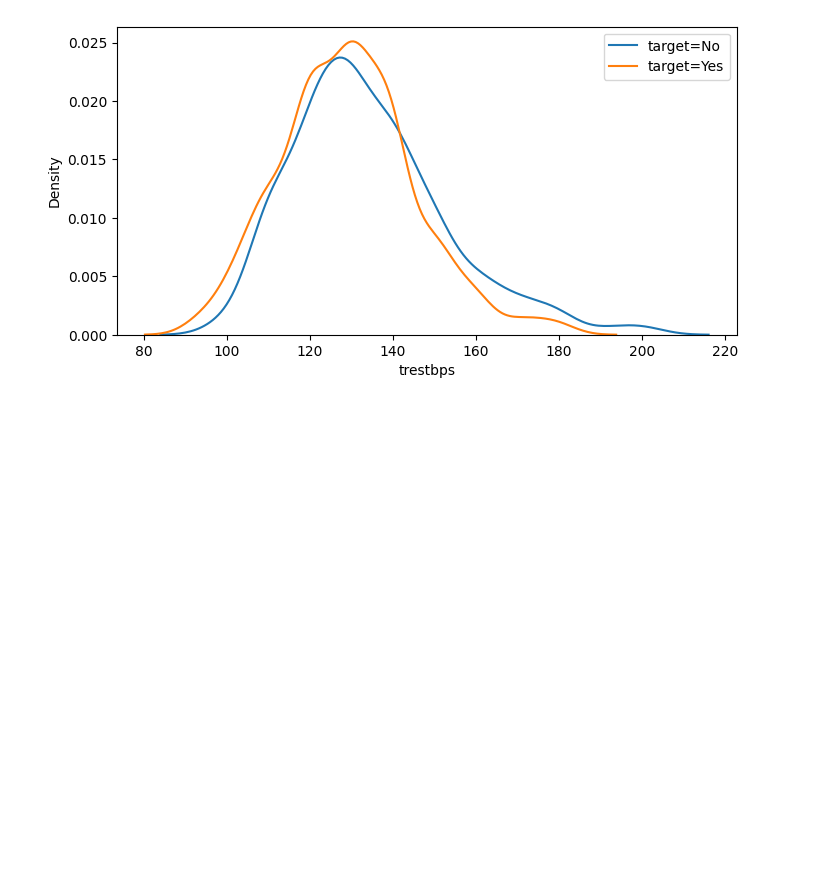
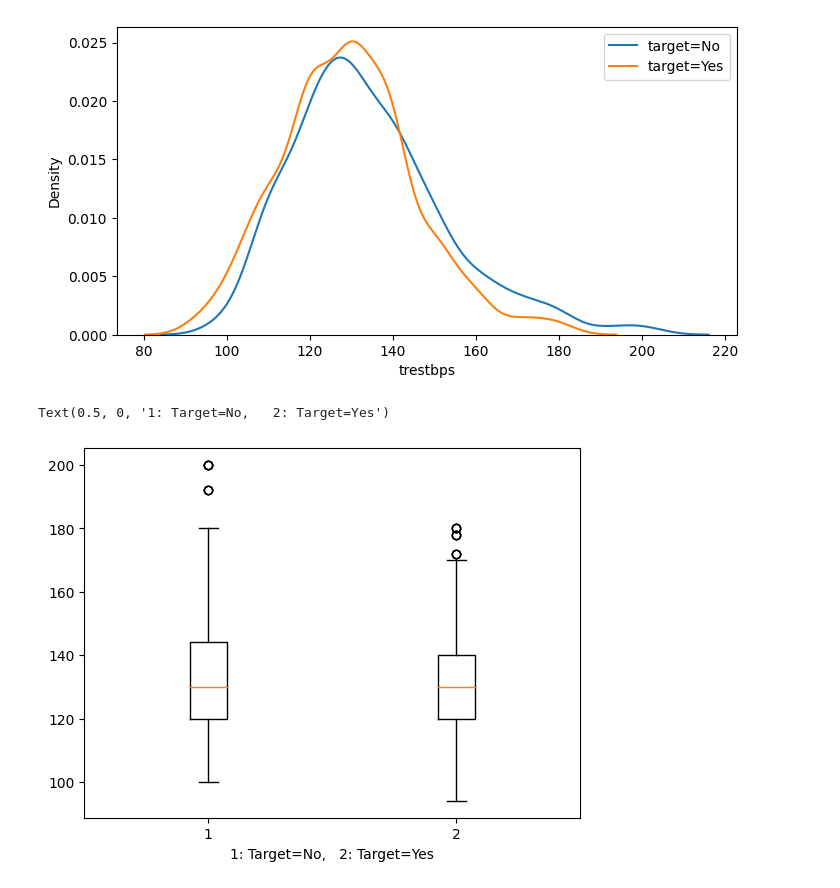
Before and after one commit to drawcodeboy/bigdata_class, a Jupyter notebook: bigdata_class.ipynb, the cells around one changed output. Cells and saved outputs as stored; diff of their text form; code cells hidden in the pictures; blank space fills up the shorter version.

```diff
--- a/bigdata_class.ipynb
+++ b/bigdata_class.ipynb
@@ -88,3 +88,9 @@ plt.legend(['target=No', 'target=Yes'])
 plt.show()
 # %% [output]
 [figure]
+# %%
+plt.boxplot([df[df['target']==0]['trestbps'], df[df['target']==1]['trestbps']])
+plt.xlabel('1: Target=No,   2: Target=Yes')
+# %% [output]
+Text(0.5, 0, '1: Target=No,   2: Target=Yes')
+[figure, added]
```
Also changed, not shown: parts of 4 cells of this notebook.
